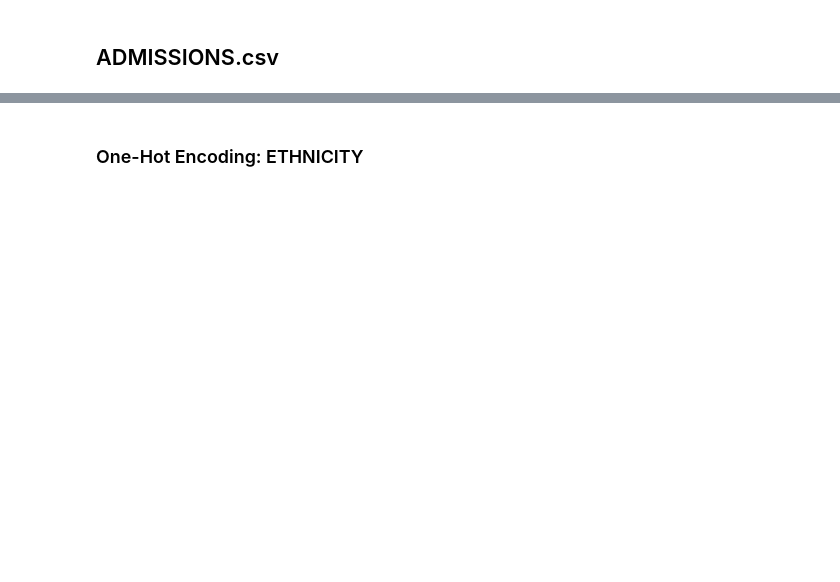
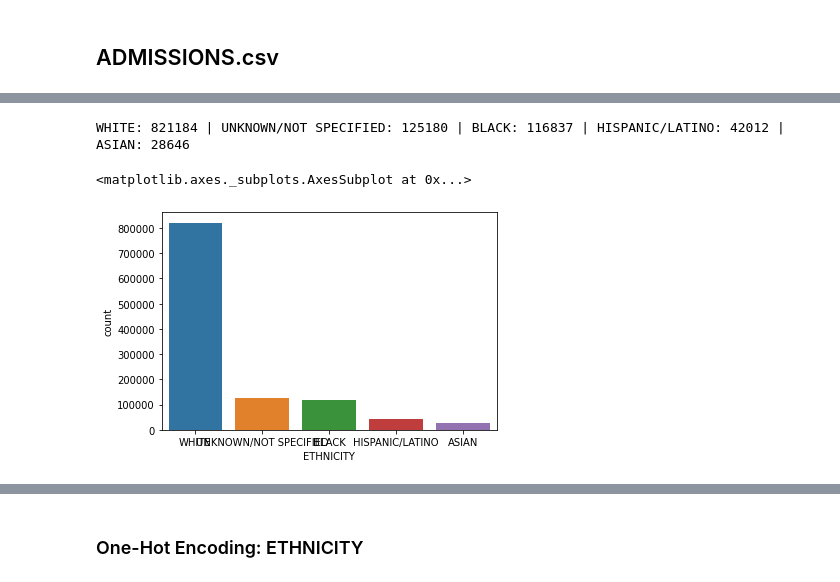
Before and after one commit to dsw2xxx/mimic-III-social-injustice, a Jupyter notebook: Medication_Race.ipynb, the cells around one changed output, grey strips where cells are left out. Drawn from its saved outputs; the diff is of its cells as text; code cells hidden in the pictures; blank space fills up the shorter version.

```diff
--- a/Medication_Race.ipynb
+++ b/Medication_Race.ipynb
@@ -262,0 +145,5 @@ df_admissions['MARITAL_STATUS'].replace('UNKNOWN (DEFAULT)', 'UNKNOWN', inplace=
+# %%
+adm_pres_df = admissions_df.loc[admissions_df['DIAGNOSIS'].isin(top_diagnosis)].merge(prescriptions_df[['SUBJECT_ID', 'HADM_ID', 'DRUG']].loc[prescriptions_df['DRUG'].isin(top_drug)], how='left', on=['SUBJECT_ID', 'HADM_ID'])
+adm_pres_df.drop(columns=['ROW_ID', 'ADMITTIME', 'DISCHTIME', 'DEATHTIME', 'ADMISSION_LOCATION', 'DISCHARGE_LOCATION', 'LANGUAGE', 'RELIGION', 'EDREGTIME', 'EDOUTTIME', 'HOSPITAL_EXPIRE_FLAG', 'HAS_CHARTEVENTS_DATA'], inplace=True)
+print(adm_pres_df.shape)
+adm_pres_df.head()
@@ -262,0 +353,4 @@ df_admissions['MARITAL_STATUS'].replace('UNKNOWN (DEFAULT)', 'UNKNOWN', inplace=
+# %%
+dt = adm_pres_df.copy()
+print(dt.shape)
+dt.head()
@@ -262,0 +365,14 @@ df_admissions['MARITAL_STATUS'].replace('UNKNOWN (DEFAULT)', 'UNKNOWN', inplace=
+# %%
+training_set = dt.copy()
+
+print('WHITE: {} | UNKNOWN/NOT SPECIFIED: {} | BLACK: {} | HISPANIC/LATINO: {} | ASIAN: {}'.format(len(training_set[training_set['ETHNICITY']=='WHITE']),\
+                                         len(training_set[training_set['ETHNICITY']=='UNKNOWN/NOT SPECIFIED']),
+                                         len(training_set[training_set['ETHNICITY']=='BLACK']),
+                                         len(training_set[training_set['ETHNICITY']=='HISPANIC/LATINO']),
+                                         len(training_set[training_set['ETHNICITY']=='ASIAN'])))
+
+sns.countplot(x='ETHNICITY', data=training_set)
+# %% [output]
+WHITE: 821184 | UNKNOWN/NOT SPECIFIED: 125180 | BLACK: 116837 | HISPANIC/LATINO: 42012 | ASIAN: 28646
+<matplotlib.axes._subplots.AxesSubplot at 0x...>
+[figure, added]
```
Also changed, not shown: parts of 165 cells of this notebook.
